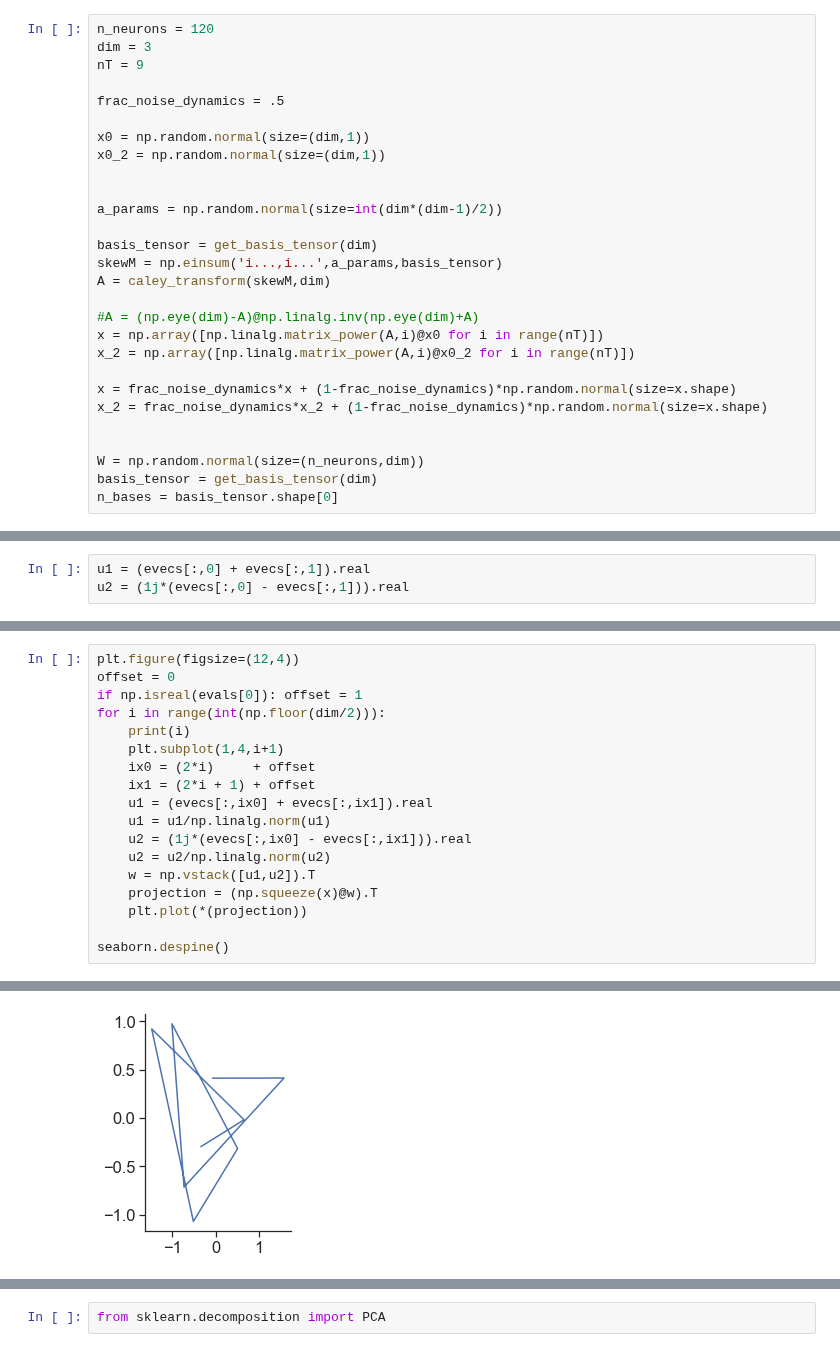
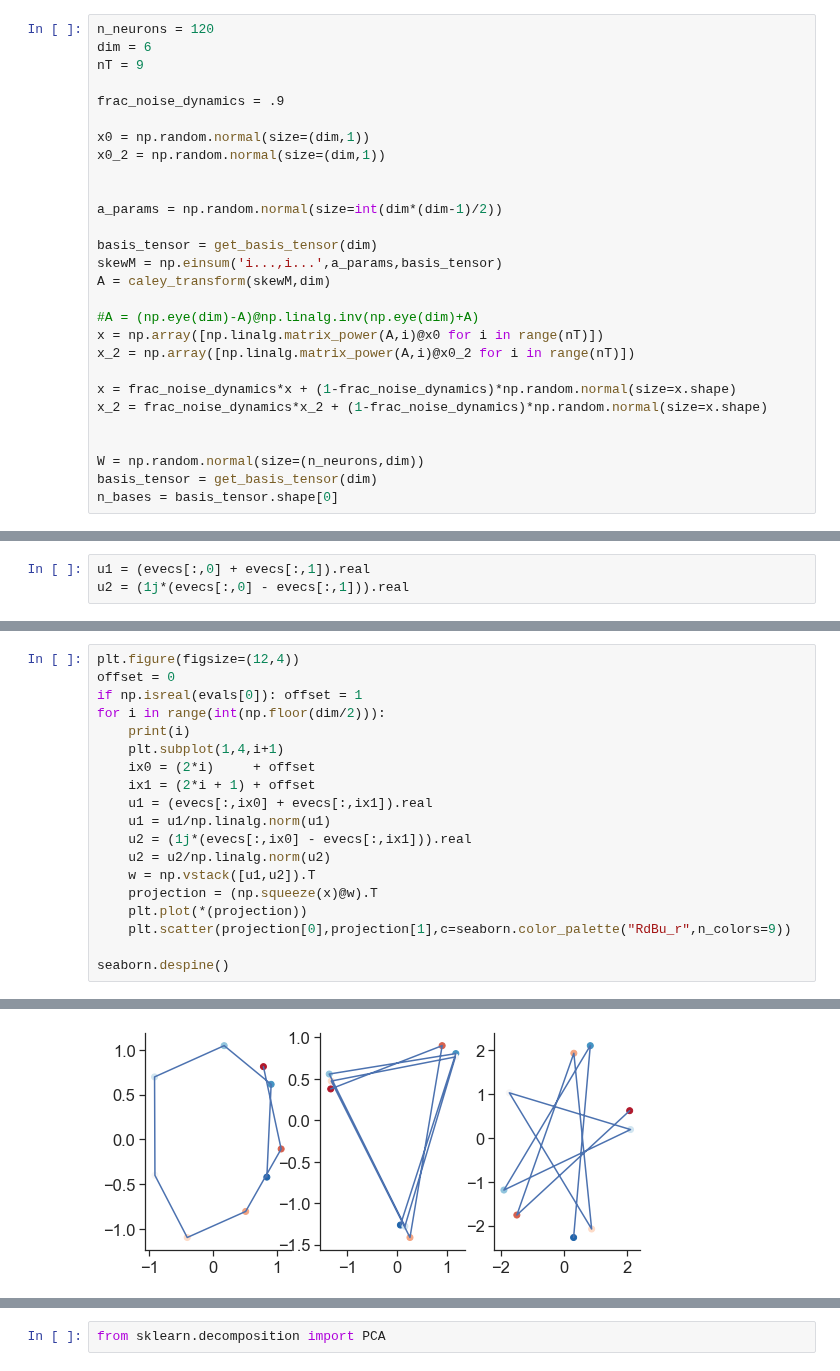
Before and after one commit to yves-weissenberger/ll_ephys, a Jupyter notebook: ephys_notebooks/simulate_lds_check_periodic.ipynb, the cells around one changed output, grey strips where cells are left out. Drawn from its saved outputs; the diff is of its cells as text.

```diff
--- a/ephys_notebooks/simulate_lds_check_periodic.ipynb
+++ b/ephys_notebooks/simulate_lds_check_periodic.ipynb
@@ -109,10 +109,10 @@ def caley_transform(skewM,dim):
 # Get this to work with cell activity with structured noise
 # %%
 n_neurons = 120
-dim = 3
+dim = 6
 nT = 9
 
-frac_noise_dynamics = .5
+frac_noise_dynamics = .9
 
 x0 = np.random.normal(size=(dim,1))
 x0_2 = np.random.normal(size=(dim,1))
@@ -223,6 +230,7 @@ for i in range(int(np.floor(dim/2))):
     w = np.vstack([u1,u2]).T
     projection = (np.squeeze(x)@w).T
     plt.plot(*(projection))
+    plt.scatter(projection[0],projection[1],c=seaborn.color_palette("RdBu_r",n_colors=9))
 
 seaborn.despine()
 # %% [output]
@@ -230 +240 @@ seaborn.despine()
-[figure, old version]
+[figure, new version]
```
Also changed, not shown: parts of 30 cells of this notebook.
